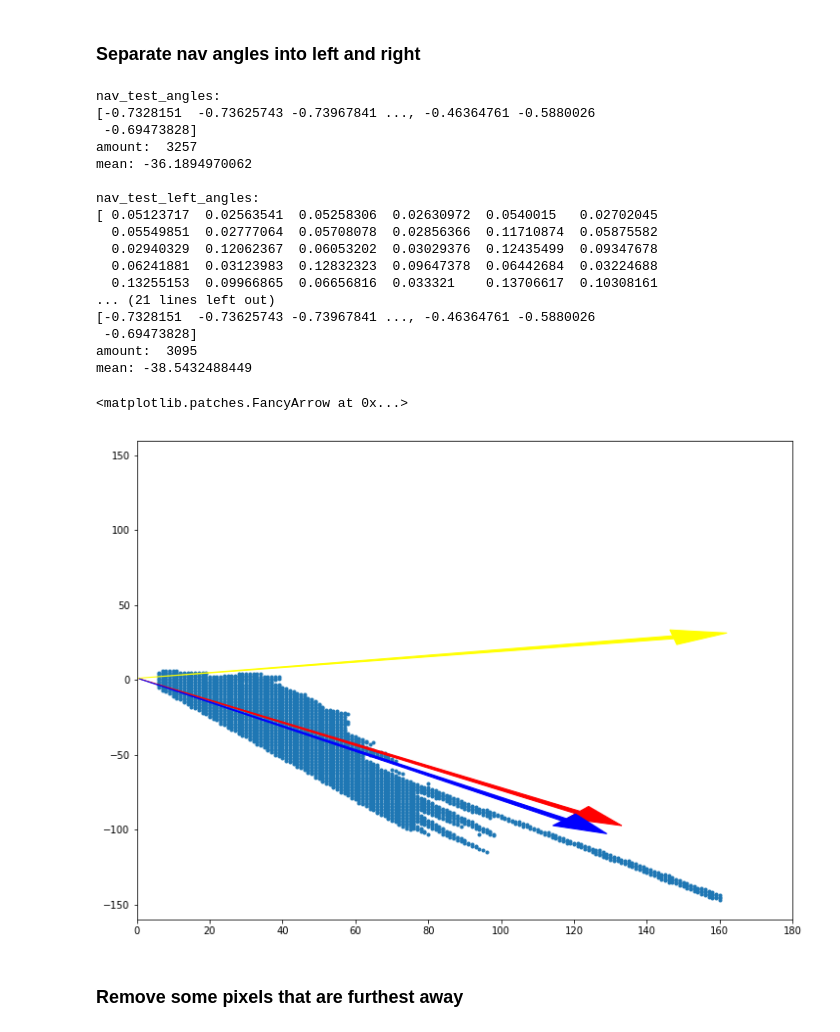
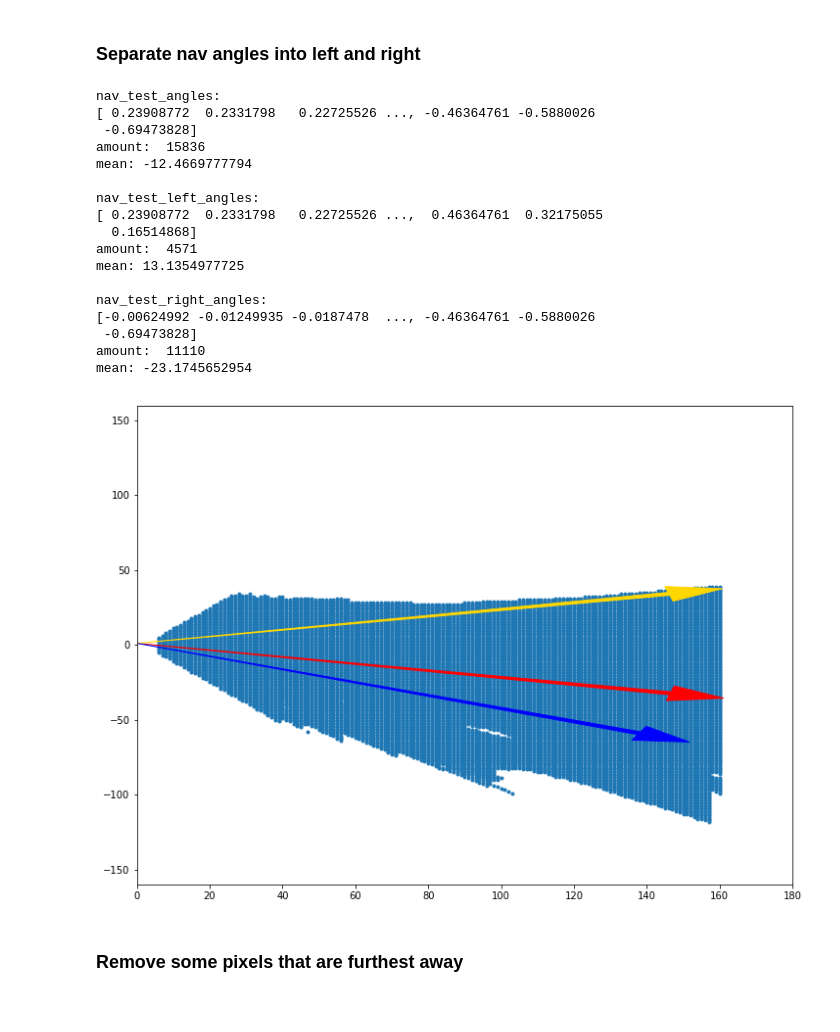
Before and after one commit to Salman-H/mars-search-robot, a Jupyter notebook: code/Rover_Project_Test_Notebook.ipynb, the cells around one changed output. Cells and saved outputs as stored; diff of their text form; code cells hidden in the pictures.

Commit message:
update test notebook

```diff
--- a/code/Rover_Project_Test_Notebook.ipynb
+++ b/code/Rover_Project_Test_Notebook.ipynb
@@ -394,7 +403,7 @@ plt.arrow(0, 0, x_arrow, y_arrow, color='red', zorder=2, head_width=10, width=2)
 # %% [markdown]
 ### Separate nav angles into left and right
 # %%
-x_nav_test_pix, y_nav_test_pix = to_rover_coords(threshed)
+x_nav_test_pix, y_nav_test_pix = perspect_to_rover(threshed)
 nav_test_dists, nav_test_angles = to_polar_coords(x_nav_test_pix, y_nav_test_pix)
 mean_test_angle = np.mean(nav_test_angles)
 
@@ -420,48 +429,49 @@ print(nav_test_right_angles)
 print('amount: ', len(nav_test_right_angles))
 print('mean:', mean_test_right_angle * 180 / np.pi)
 print('')
 
 #### do some plotting ######
 fig = plt.figure(figsize=(12,9))
 plt.plot(x_nav_test_pix, y_nav_test_pix, '.')
 plt.ylim(-160, 160)
 plt.xlim(0, 180)
 arrow_length = 150
 
 # main test angle
 x_mean_test_angle = arrow_length * np.cos(mean_test_angle)
 y_mean_test_angle = arrow_length * np.sin(mean_test_angle)
 plt.arrow(0, 0, x_mean_test_angle, y_mean_test_angle, color='red', zorder=2, head_width=10, width=2)
 
 # main left test angle
 x_mean_test_left_angle = arrow_length * np.cos(mean_test_left_angle)
 y_mean_test_left_angle = arrow_length * np.sin(mean_test_left_angle)
-plt.arrow(0, 0, x_mean_test_left_angle, y_mean_test_left_angle, color='yellow', zorder=2, head_width=10, width=2)
+plt.arrow(0, 0, x_mean_test_left_angle, y_mean_test_left_angle, color='gold', zorder=2, head_width=10, width=2)
 
 # main right test angle
 x_mean_test_right_angle = arrow_length * np.cos(mean_test_right_angle)
 y_mean_test_right_angle = arrow_length * np.sin(mean_test_right_angle)
 plt.arrow(0, 0, x_mean_test_right_angle, y_mean_test_right_angle, color='blue', zorder=2, head_width=10, width=2)
+
+plt.savefig('nav_angles.png')
 # %% [output]
 nav_test_angles:
-[-0.7328151  -0.73625743 -0.73967841 ..., -0.46364761 -0.5880026
+[ 0.23908772  0.2331798   0.22725526 ..., -0.46364761 -0.5880026
  -0.69473828]
-amount:  3257
-mean: -36.1894970062
+amount:  15836
+mean: -12.4669777794
 
 nav_test_left_angles:
-[ 0.05123717  0.02563541  0.05258306  0.02630972  0.0540015   0.02702045
-  0.05549851  0.02777064  0.05708078  0.02856366  0.11710874  0.05875582
-  0.02940329  0.12062367  0.06053202  0.03029376  0.12435499  0.09347678
-  0.06241881  0.03123983  0.12832323  0.09647378  0.06442684  0.03224688
-  0.13255153  0.09966865  0.06656816  0.033321    0.13706617  0.10308161
-... (21 lines left out)
-[-0.7328151  -0.73625743 -0.73967841 ..., -0.46364761 -0.5880026
+[ 0.23908772  0.2331798   0.22725526 ...,  0.46364761  0.32175055
+  0.16514868]
+amount:  4571
+mean: 13.1354977725
+
+nav_test_right_angles:
+[-0.00624992 -0.01249935 -0.0187478  ..., -0.46364761 -0.5880026
  -0.69473828]
-amount:  3095
-mean: -38.5432488449
+amount:  11110
+mean: -23.1745652954
-<matplotlib.patches.FancyArrow at 0x...>
-[figure, old version]
+[figure, new version]
 # %% [markdown]
 ### Remove some pixels that are furthest away
 # %%
```
Also changed, not shown: parts of 11 cells of this notebook.
